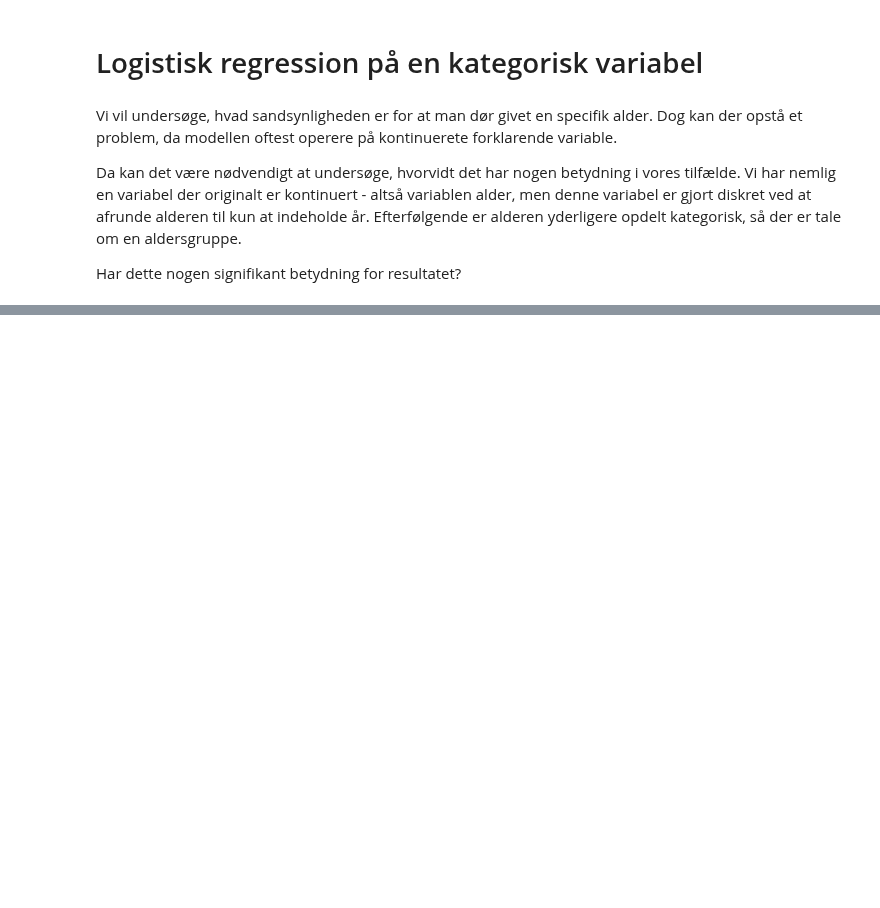
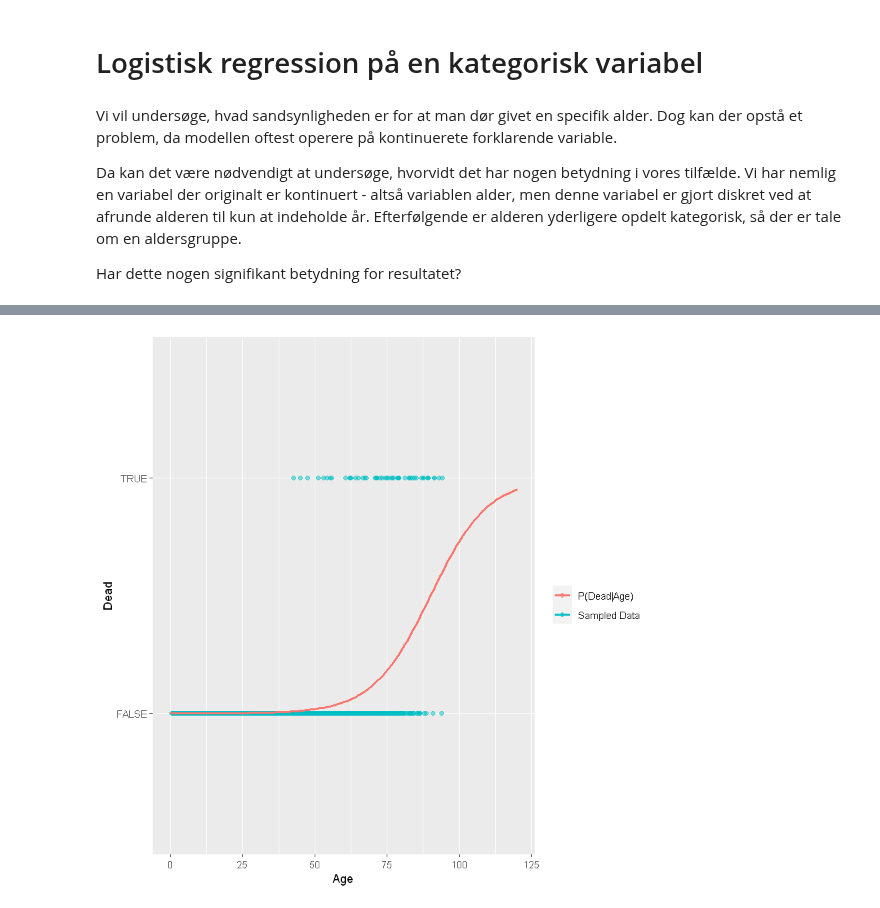
Before and after one commit to kent1325/P2-Covid_19-Mortality, a Jupyter notebook: Bootstrapping.ipynb, the cells around one changed output, grey strips where cells are left out. Cells and saved outputs as stored; diff of their text form; code cells hidden in the pictures; blank space fills up the shorter version.

```diff
--- a/Bootstrapping.ipynb
+++ b/Bootstrapping.ipynb
@@ -249,0 +217,4 @@ hist(trunc_sample_data)
+# %%
+Logit_Curve = tibble(age = 0:120, `P(Dead|Age)` = ilogit(beta_0 + beta_1*0:120)+1)
+head(Logit_Curve)
+tail(Logit_Curve)
@@ -249,0 +236,7 @@ hist(trunc_sample_data)
+# %%
+Sampled_Data %>%
+    ggplot(aes(x = age, y = dead, color = "Sampled Data")) + geom_point(alpha = 0.5) +
+    geom_line(data = Logit_Curve, aes(x = age, y = `P(Dead|Age)`, color = "P(Dead|Age)"), size = .87, inherit.aes = F) +
+    xlab("Age") + ylab("Dead") + labs(color = "")
+# %% [output]
+[figure, added]
```
Also changed, not shown: parts of 29 cells of this notebook.
